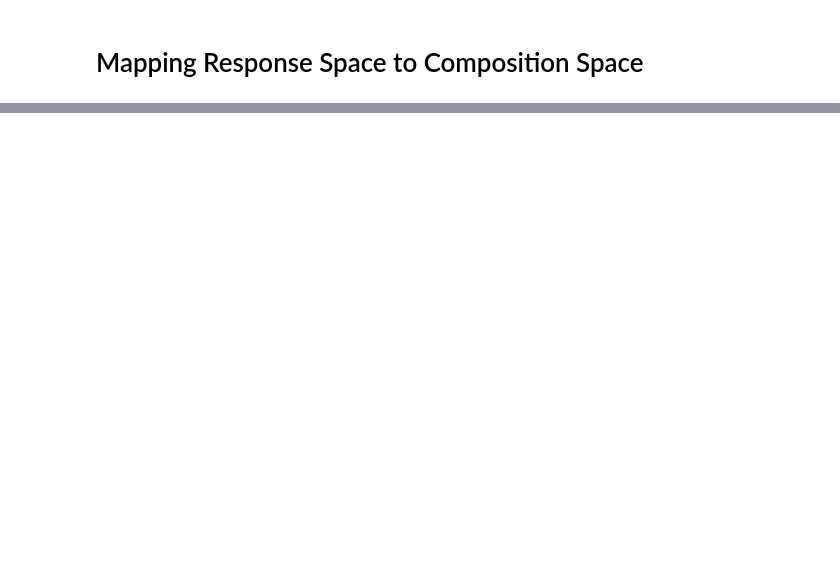
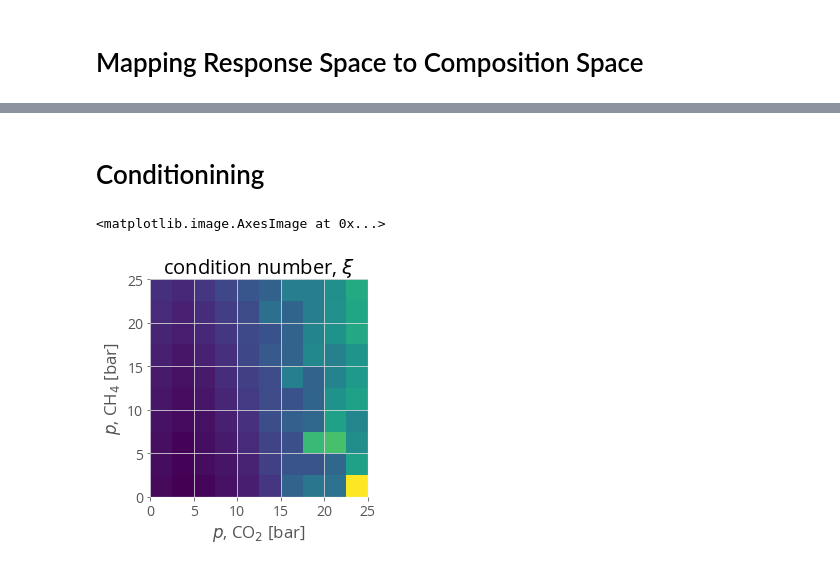
Before and after one commit to SimonEnsemble/nonlinear_sensing, a Jupyter notebook: viz mapping.ipynb, the cells around one changed output, grey strips where cells are left out. Cells and saved outputs as stored; diff of their text form; code cells hidden in the pictures; blank space fills up the shorter version.

```diff
--- a/viz mapping.ipynb
+++ b/viz mapping.ipynb
@@ -845,10 +451,0 @@ ax.dist = 11
-# %%
-plt.style.use("default")
-p = np.linspace(0.001, 10)
-# Create colormap for composition space
-κ_p = [[κ_of_p(np.array([pa, pb])) for pa in p] for pb in p]
-extent = (0, np.max(p), 0, np.max(p))
-plt.imshow(κ_p, extent=extent, origin='lower')
-plt.xlabel("pa")
-plt.ylabel("pb")
-plt.colorbar()
@@ -884,0 +452,23 @@ plt.show()
+# %% [markdown]
+# Conditionining
+# %%
+import numdifftools as nd
+
+J_f = nd.Jacobian(f) # a function!
+# %%
+def condition_no(p):
+    j = J_f(p) # Jacobian of f(p) at p
+    return 1 / np.min(np.linalg.svd(j)[1]) # operator norm of inverse of j = J_g(m)
+# %%
+p_max = 25.0
+ps = np.linspace(0.01, p_max, 10)
+z = [[condition_no(np.array([p_x, p_y])) for p_x in ps] for p_y in ps]
+
+plt.figure()
+plt.title("condition number, $\\xi$")
+plt.xlabel("$p$, " + gas_to_label[gases[0]] + " [bar]")
+plt.ylabel("$p$, " + gas_to_label[gases[1]] + " [bar]")
+plt.imshow(z, origin="lower", extent=(0, p_max, 0, p_max))
+# %% [output]
+<matplotlib.image.AxesImage at 0x...>
+[figure, added]
```
Also changed, not shown: parts of 36 cells of this notebook.
